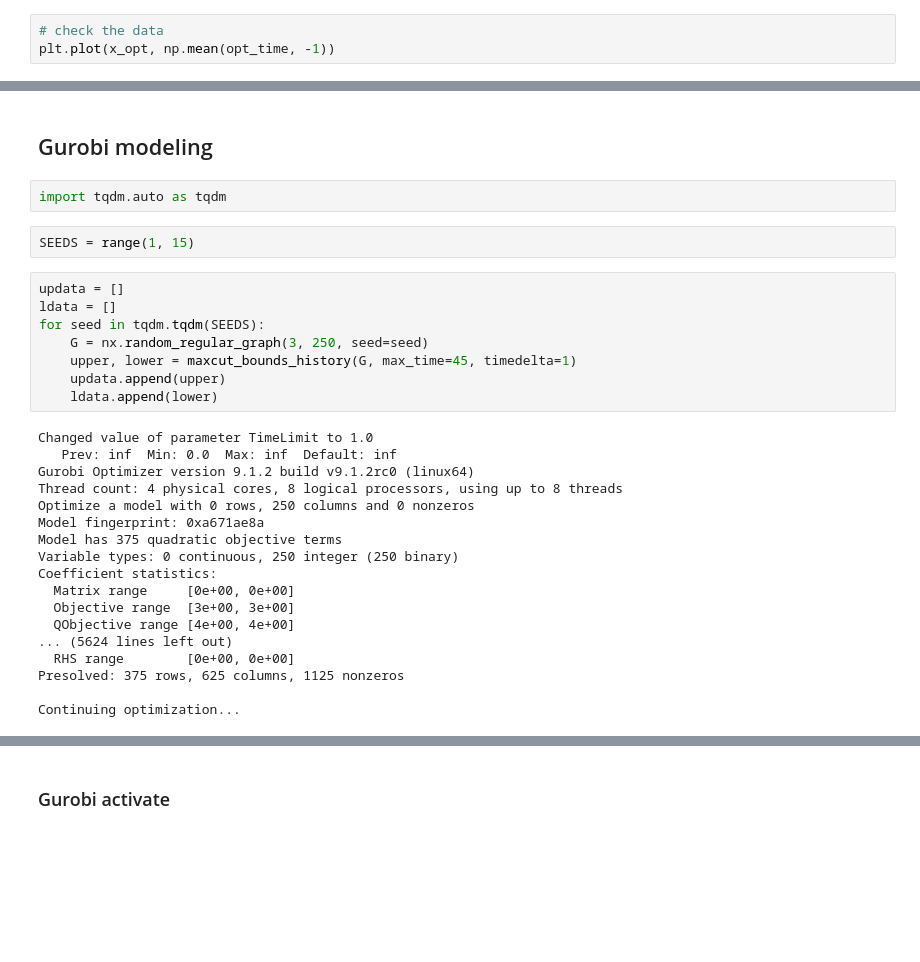
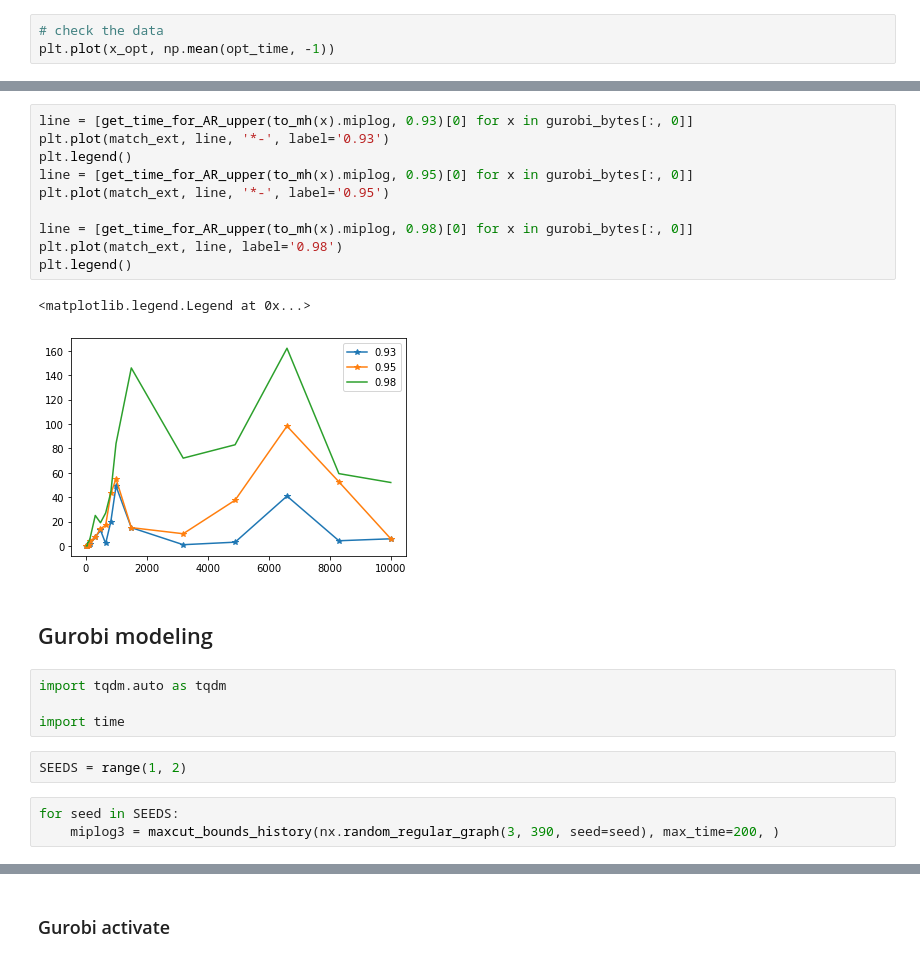
Before and after one commit to danlkv/quantum-classical-time-maxcut, a Jupyter notebook: data/generators/generate_classical_times.ipynb, the cells around one changed output, grey strips where cells are left out. Cells and saved outputs as stored; diff of their text form; blank space fills up the shorter version.

```diff
--- a/data/generators/generate_classical_times.ipynb
+++ b/data/generators/generate_classical_times.ipynb
@@ -327,32 +271,24 @@ RayTaskError(SolverError): ray::call_update() (pid=63649, ip=10.17.6.147)
+# %%
+line = [get_time_for_AR_upper(to_mh(x).miplog, 0.93)[0] for x in gurobi_bytes[:, 0]]
+plt.plot(match_ext, line, '*-', label='0.93')
+plt.legend()
+line = [get_time_for_AR_upper(to_mh(x).miplog, 0.95)[0] for x in gurobi_bytes[:, 0]]
+plt.plot(match_ext, line, '*-', label='0.95')
+
+line = [get_time_for_AR_upper(to_mh(x).miplog, 0.98)[0] for x in gurobi_bytes[:, 0]]
+plt.plot(match_ext, line, label='0.98')
+plt.legend()
+# %% [output]
+<matplotlib.legend.Legend at 0x...>
+[figure, added]
 # %% [markdown]
 ## Gurobi modeling
 # %%
 import tqdm.auto as tqdm
+
+import time
 # %%
-SEEDS = range(1, 15)
+SEEDS = range(1, 2)
-# %%
-updata = []
-ldata = []
-for seed in tqdm.tqdm(SEEDS):
-    G = nx.random_regular_graph(3, 250, seed=seed)
-    upper, lower = maxcut_bounds_history(G, max_time=45, timedelta=1)
-    updata.append(upper)
-    ldata.append(lower)
-# %% [output]
-Changed value of parameter TimeLimit to 1.0
-   Prev: inf  Min: 0.0  Max: inf  Default: inf
-Gurobi Optimizer version 9.1.2 build v9.1.2rc0 (linux64)
-Thread count: 4 physical cores, 8 logical processors, using up to 8 threads
-Optimize a model with 0 rows, 250 columns and 0 nonzeros
-Model fingerprint: 0xa671ae8a
-Model has 375 quadratic objective terms
-Variable types: 0 continuous, 250 integer (250 binary)
-Coefficient statistics:
-  Matrix range     [0e+00, 0e+00]
-  Objective range  [3e+00, 3e+00]
-  QObjective range [4e+00, 4e+00]
-... (5624 lines left out)
-  RHS range        [0e+00, 0e+00]
-Presolved: 375 rows, 625 columns, 1125 nonzeros
-
-Continuing optimization...
+# %%
+for seed in SEEDS:
+    miplog3 = maxcut_bounds_history(nx.random_regular_graph(3, 390, seed=seed), max_time=200, )
```
Also changed, not shown: parts of 53 cells of this notebook, 3 other files.
